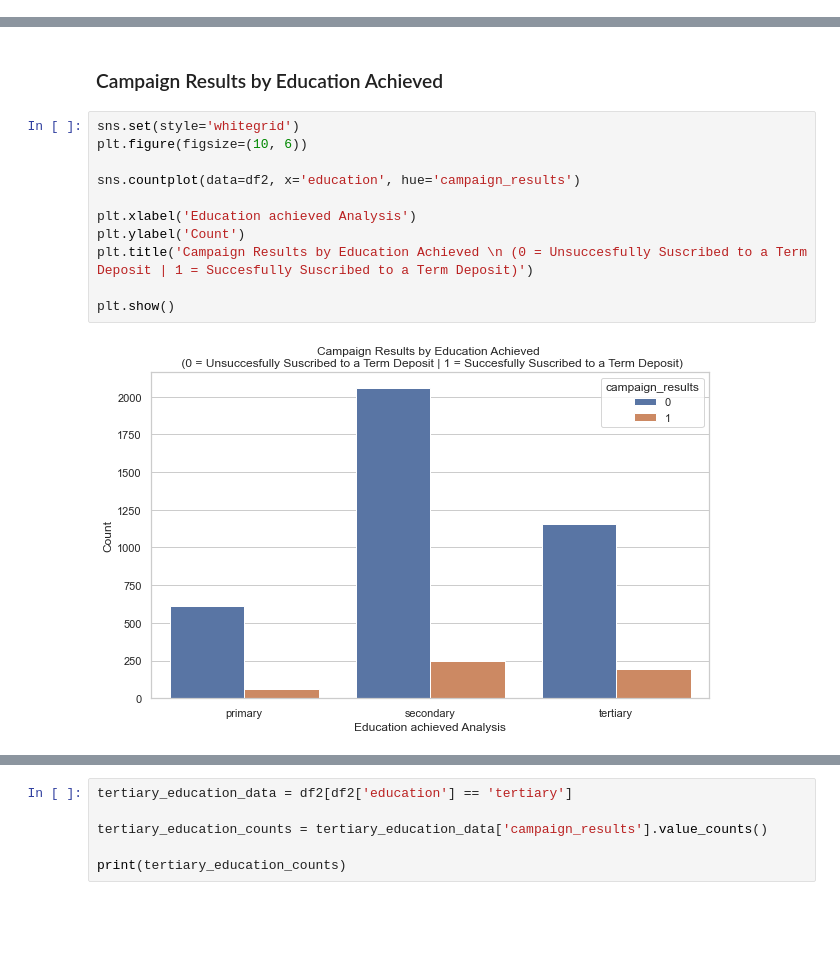
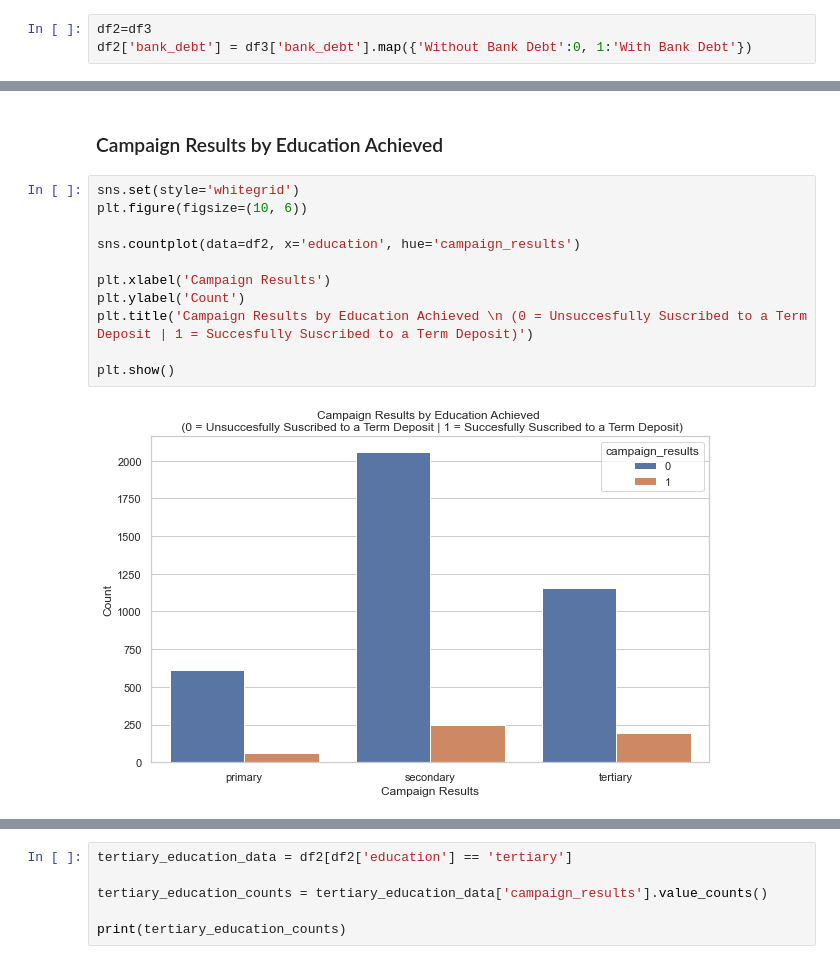
Before and after one commit to EduardoJMatosRomero/StatTechsCA1, a Jupyter notebook: Hdip_Eduardo_Julian_Matos_Romero_2023.ipynb, the cells around one changed output, grey strips where cells are left out. Saved outputs shown, nothing was run; the diff lists cells and outputs as text; blank space fills up the shorter version.

Commit message:
Update Hdip_Eduardo_Julian_Matos_Romero_2023.ipynb
Data Analysis

```diff
--- a/Hdip_Eduardo_Julian_Matos_Romero_2023.ipynb
+++ b/Hdip_Eduardo_Julian_Matos_Romero_2023.ipynb
@@ -680 +789,4 @@ plt.show()
+# %%
+df2=df3
+df2['bank_debt'] = df3['bank_debt'].map({'Without Bank Debt':0, 1:'With Bank Debt'})
 # %% [markdown]
@@ -836,16 +980,16 @@ plt.figure(figsize=(10, 10))
 # %%
 sns.set(style='whitegrid')
 plt.figure(figsize=(10, 6))
 
 sns.countplot(data=df2, x='education', hue='campaign_results')
 
-plt.xlabel('Education achieved Analysis')
+plt.xlabel('Campaign Results')
 plt.ylabel('Count')
 plt.title('Campaign Results by Education Achieved \n (0 = Unsuccesfully Suscribed to a Term Deposit | 1 = Succesfully Suscribed to a Term Deposit)')
 
 plt.show()
 # %% [output]
-[figure, old version]
+[figure, new version]
 # %%
 primary_education_data = df2[df2['education'] == 'primary']
 secondary_education_data = df2[df2['education'] == 'secondary']
```
Also changed, not shown: parts of 63 cells of this notebook.
